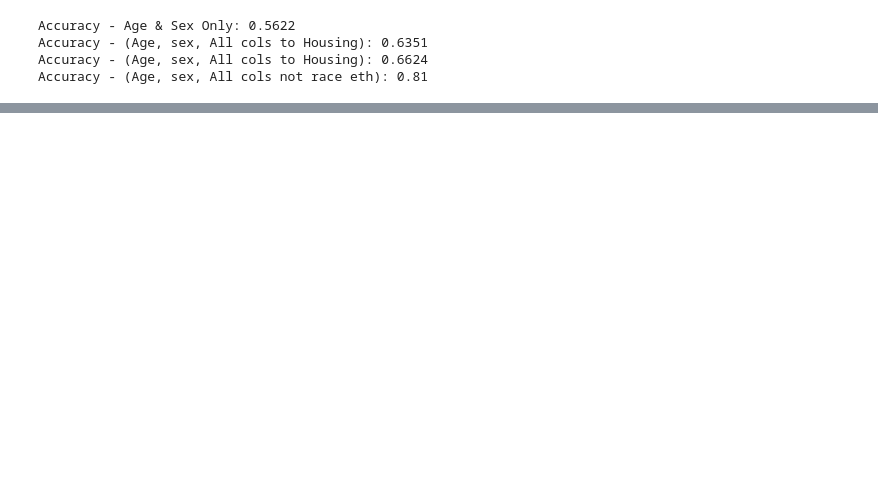
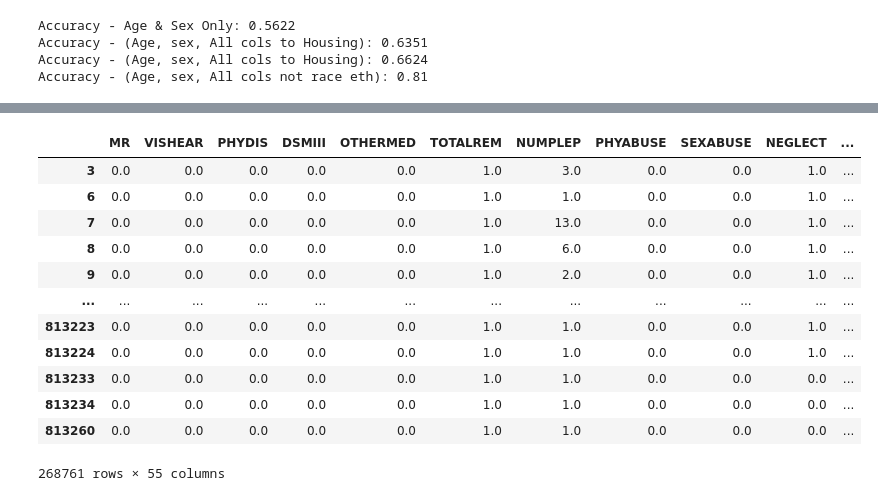
Before and after one commit to sophie2chance2/foster_care_analysis, a Jupyter notebook: working.ipynb, the cells around one changed output, grey strips where cells are left out. Cells and saved outputs as stored; diff of their text form; code cells hidden in the pictures; blank space fills up the shorter version.

```diff
--- a/working.ipynb
+++ b/working.ipynb
@@ -649,0 +912,16 @@ Accuracy - (Age, sex, All cols not race eth): 0.81
+# %%
+ml_data_df
+# %% [output]
+|  | MR | VISHEAR | PHYDIS | DSMIII | OTHERMED | TOTALREM | NUMPLEP | PHYABUSE | SEXABUSE | NEGLECT | ... |
+| 3 | 0.0 | 0.0 | 0.0 | 0.0 | 0.0 | 1.0 | 3.0 | 0.0 | 0.0 | 1.0 | ... |
+| 6 | 0.0 | 0.0 | 0.0 | 0.0 | 0.0 | 1.0 | 1.0 | 0.0 | 0.0 | 1.0 | ... |
+| 7 | 0.0 | 0.0 | 0.0 | 0.0 | 0.0 | 1.0 | 13.0 | 0.0 | 0.0 | 1.0 | ... |
+| 8 | 0.0 | 0.0 | 0.0 | 0.0 | 0.0 | 1.0 | 6.0 | 0.0 | 0.0 | 1.0 | ... |
+| 9 | 0.0 | 0.0 | 0.0 | 0.0 | 0.0 | 1.0 | 2.0 | 0.0 | 0.0 | 1.0 | ... |
+| ... | ... | ... | ... | ... | ... | ... | ... | ... | ... | ... | ... |
+| 813223 | 0.0 | 0.0 | 0.0 | 0.0 | 0.0 | 1.0 | 1.0 | 0.0 | 0.0 | 1.0 | ... |
+| 813224 | 0.0 | 0.0 | 0.0 | 0.0 | 0.0 | 1.0 | 1.0 | 0.0 | 0.0 | 1.0 | ... |
+| 813233 | 0.0 | 0.0 | 0.0 | 0.0 | 0.0 | 1.0 | 1.0 | 0.0 | 0.0 | 0.0 | ... |
+| 813234 | 0.0 | 0.0 | 0.0 | 0.0 | 0.0 | 1.0 | 1.0 | 0.0 | 0.0 | 0.0 | ... |
+| 813260 | 0.0 | 0.0 | 0.0 | 0.0 | 0.0 | 1.0 | 1.0 | 0.0 | 0.0 | 0.0 | ... |
+268761 rows × 55 columns
```
Also changed, not shown: parts of 30 cells of this notebook.
